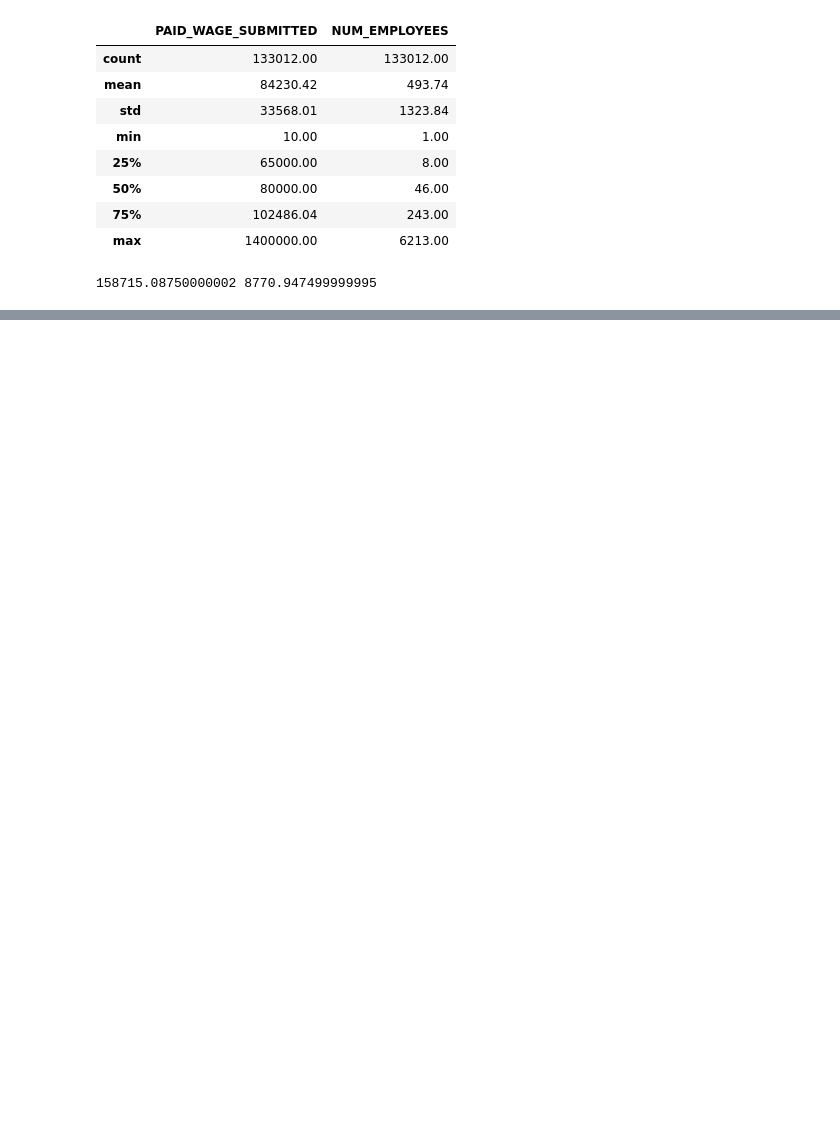
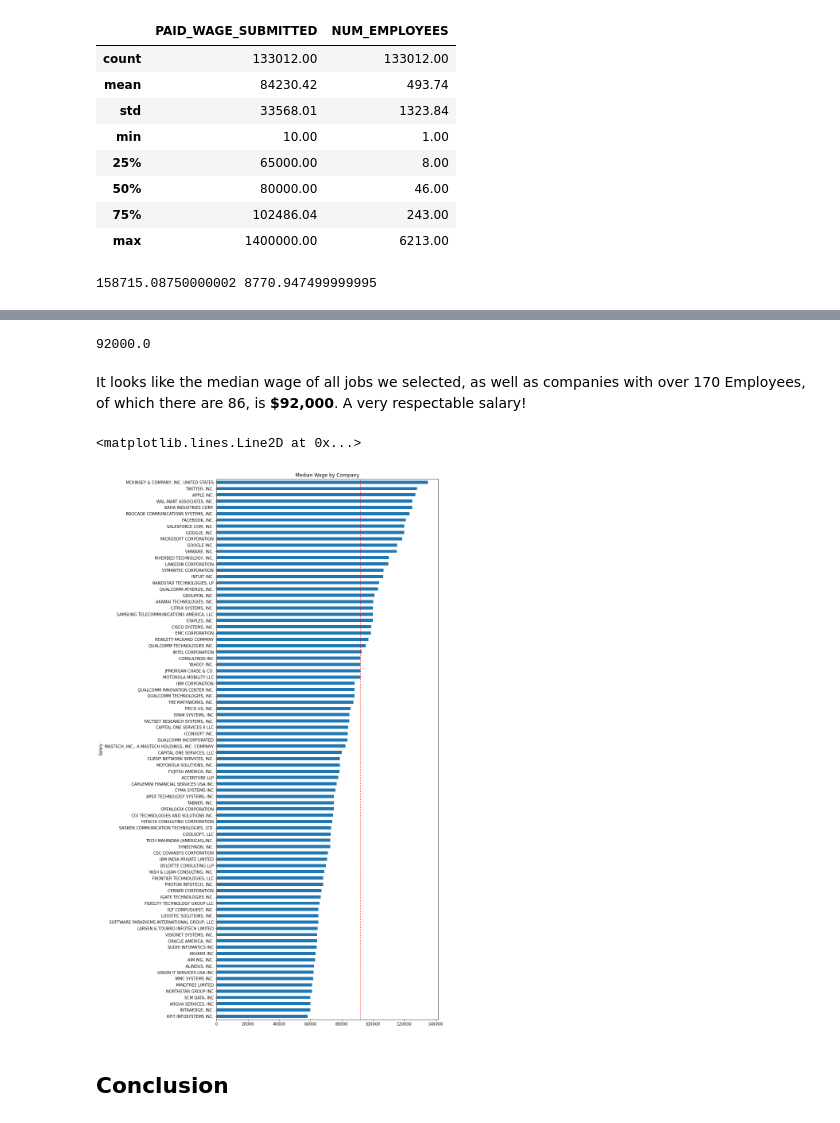
Before and after one commit to asphodelian/We-R-Finished, a Jupyter notebook: Catarina Folder/Question #3.ipynb, the cells around one changed output, grey strips where cells are left out. Saved outputs shown, nothing was run; the diff lists cells and outputs as text; code cells hidden in the pictures; blank space fills up the shorter version.

```diff
--- a/Catarina Folder/Question #3.ipynb
+++ b/Catarina Folder/Question #3.ipynb
@@ -441,0 +431,30 @@ We are down to **BLANK** unique companies! Much easier to graph. However, not al
+# %%
+#finding the median salary by employer
+graph_emplr = comp_fdf.groupby('EMPLOYER_NAME')['PAID_WAGE_SUBMITTED'].median()
+
+#finding the median salary of all salaries
+threshold = comp_fdf['PAID_WAGE_SUBMITTED'].median()
+
+print(threshold)
+# %% [output]
+92000.0
+# %% [markdown]
+It looks like the median wage of all jobs we selected, as well as companies with over 170 Employees, of which there are 86, is **$92,000**. A very respectable salary!
+# %%
+#sorting the data set by salary
+graph_emplr = graph_emplr.sort_values(ascending=True)
+# %%
+#graphing
+graph_emplr.plot(kind = "barh",
+                title='Median Wage by Company',
+                xlabel='Salary',
+                ylabel='Company Name',
+                figsize=(10,25))
+
+#inserting threshold line (for median salary)
+plt.axvline(threshold, color='red', ls='dotted')
+# %% [output]
+<matplotlib.lines.Line2D at 0x...>
+[figure, added]
+# %% [markdown]
+## Conclusion
```
Also changed, not shown: parts of 18 cells of this notebook, 4 other files.
